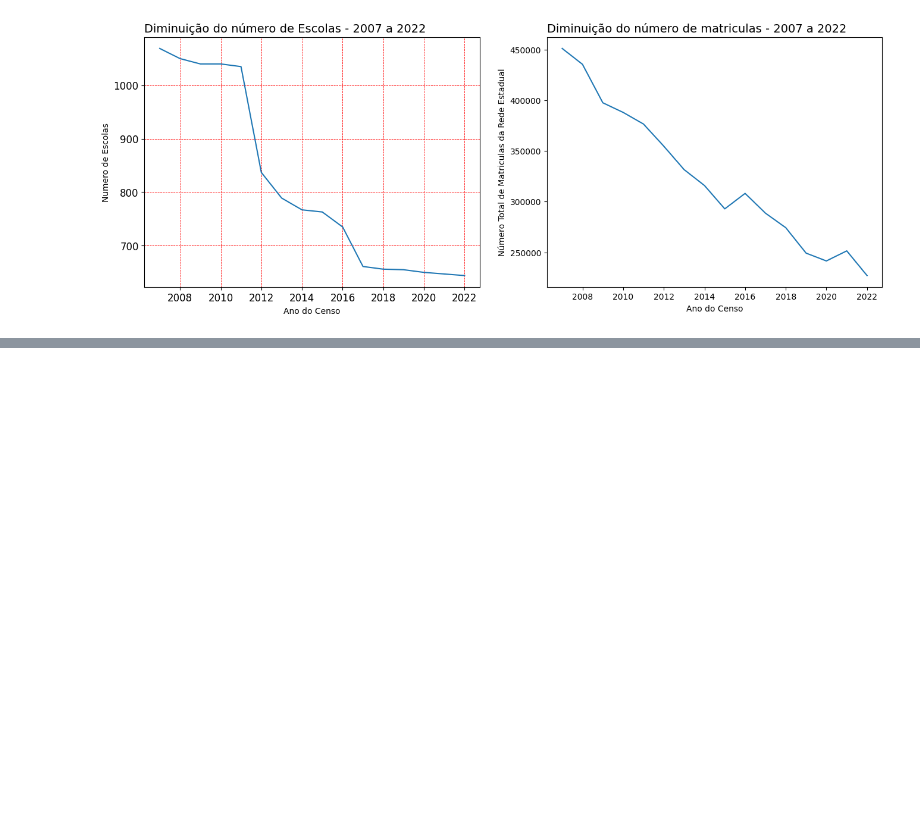
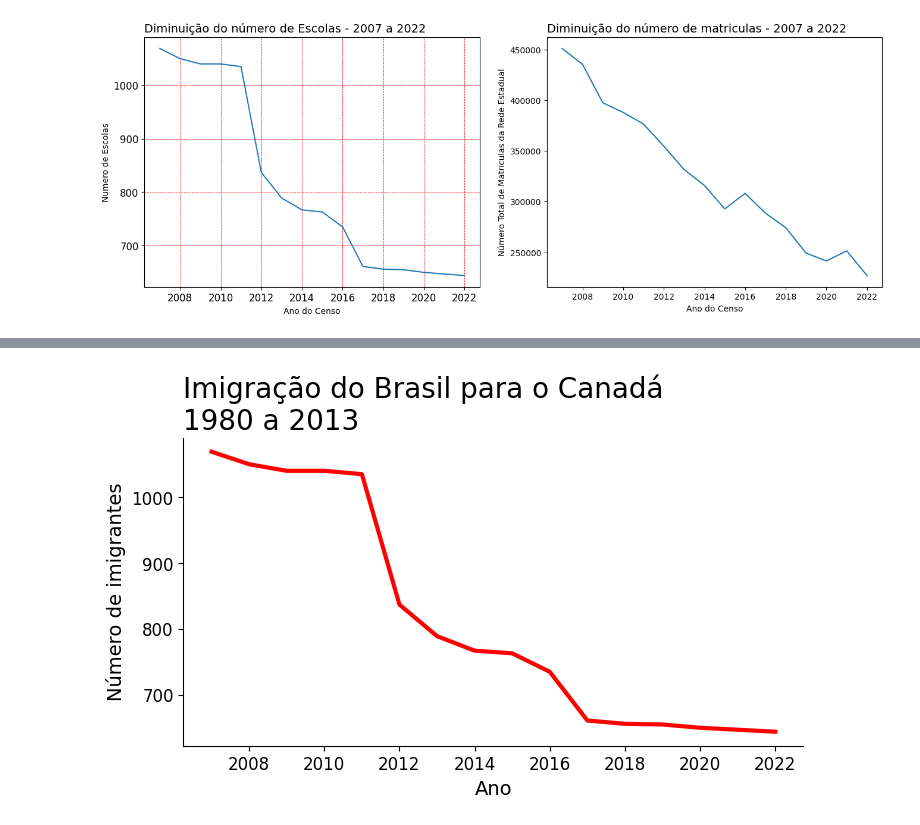
Before and after one commit to rivaldo/estatistica_basica_revisao, a Jupyter notebook: Curso de Estatística/estudo_censo.ipynb, the cells around one changed output, grey strips where cells are left out. Cells and saved outputs as stored; diff of their text form; code cells hidden in the pictures; blank space fills up the shorter version.

```diff
--- a/Curso de Estatística/estudo_censo.ipynb
+++ b/Curso de Estatística/estudo_censo.ipynb
@@ -119,0 +158,13 @@ ax = ax
+# %%
+fig, ax = plt.subplots(figsize=(8, 4))
+ax.plot(quantitativo_de_escolas['Numero de Escolas'], lw=3, color='r')
+ax.set_title('Imigração do Brasil para o Canadá\n1980 a 2013', fontsize=20, loc='left')
+ax.set_ylabel('Número de imigrantes', fontsize=14)
+ax.set_xlabel('Ano', fontsize=14)
+ax.yaxis.set_tick_params(labelsize=12)
+ax.xaxis.set_tick_params(labelsize=12)
+ax.spines['top'].set_visible(False)
+ax.spines['right'].set_visible(False)
+plt.show()
+# %% [output]
+[figure, added]
```
Also changed, not shown: parts of 8 cells of this notebook, 1 other file.
